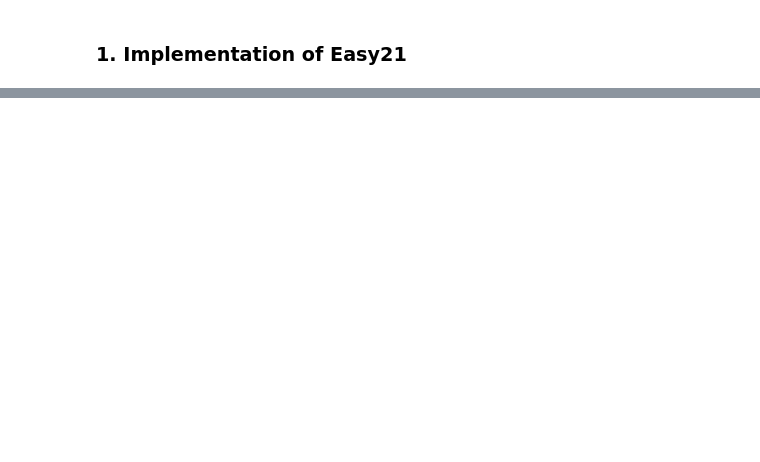
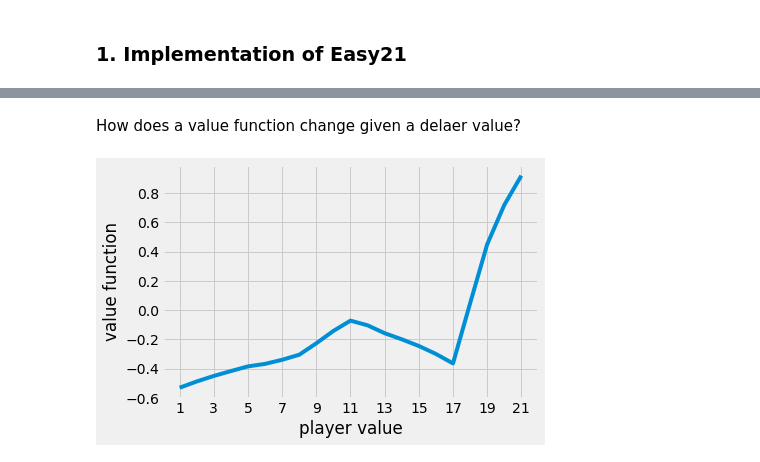
Before and after one commit to kaletap/rl, a Jupyter notebook: Lecture04.ipynb, the cells around one changed output, grey strips where cells are left out. Drawn from its saved outputs; the diff is of its cells as text; code cells hidden in the pictures; blank space fills up the shorter version.

```diff
--- a/Lecture04.ipynb
+++ b/Lecture04.ipynb
@@ -56,0 +158,10 @@ def step(state, action):
+# %% [markdown]
+How does a value function change given a delaer value?
+# %%
+dealer_value = 9
+plt.plot(np.arange(1, 22), value_function[dealer_value - 1, :])
+plt.xticks(np.arange(1, 22, 2))
+plt.xlabel('player value')
+plt.ylabel('value function');
+# %% [output]
+[figure, added]
```
Also changed, not shown: parts of 18 cells of this notebook.
